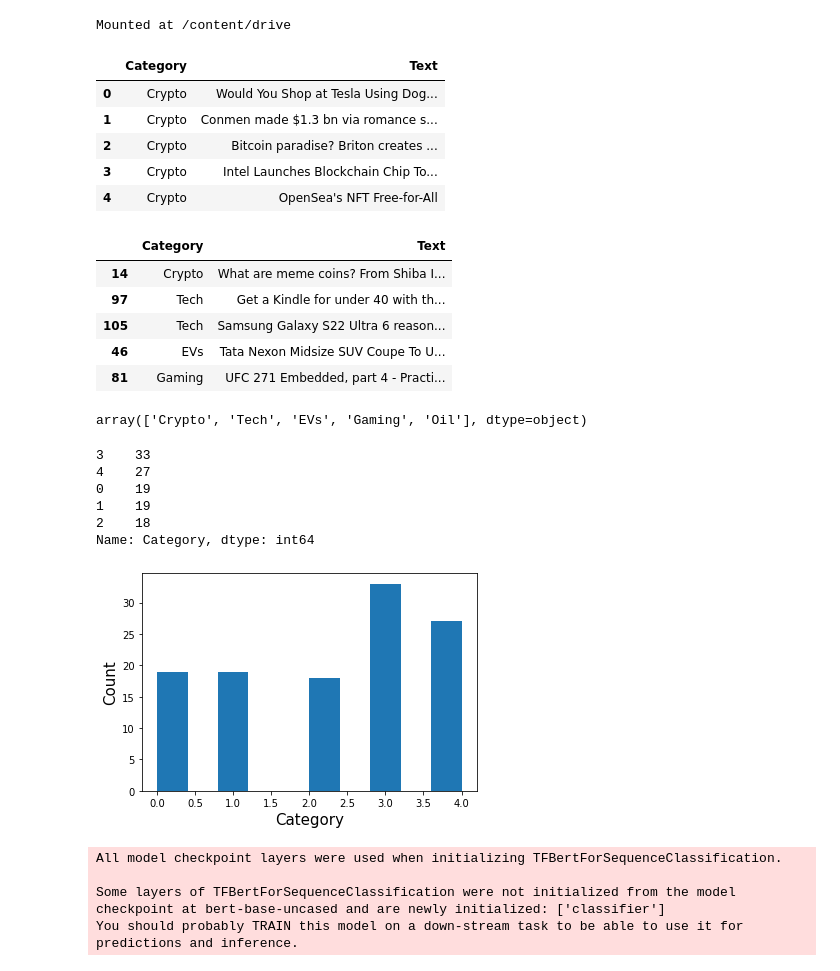
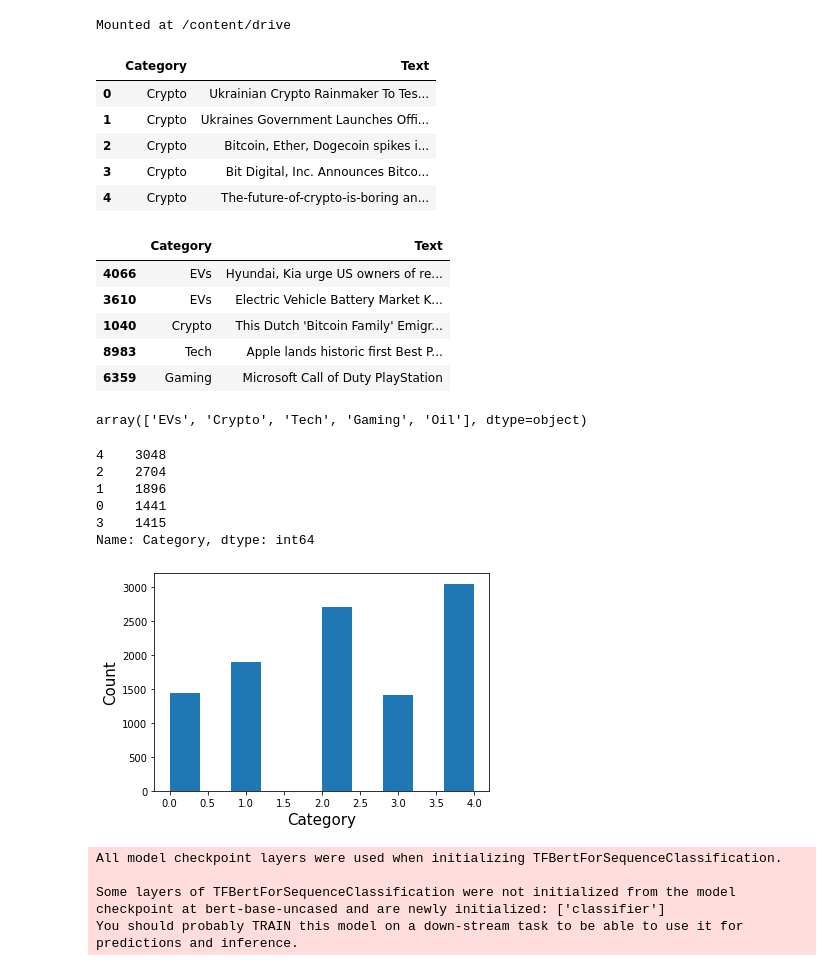
Before and after one commit to svishakan/Social-Media-Based-Stock-Market-Analysis, a Jupyter notebook: Models/News_Classifier_2.ipynb, the cells around one changed output. Cells and saved outputs as stored; diff of their text form; code cells hidden in the pictures.

```diff
--- a/Models/News_Classifier_2.ipynb
+++ b/Models/News_Classifier_2.ipynb
@@ -17,41 +35,41 @@ drive.mount('/content/drive')
 Mounted at /content/drive
 # %%
 #df = pd.read_csv("../Datasets/newsdata.csv", names = ["Category", "Text"])
-df = pd.read_csv("/content/drive/My Drive/FYP/newsdata.csv", names = ["Category", "Text"])
+df = pd.read_csv("/content/drive/My Drive/FYP/newsdata.csv", names = ["Category", "Text"], delimiter="\t")
 df.head()
 # %% [output]
 |  | Category | Text |
-| 0 | Crypto | Would You Shop at Tesla Using Dog... |
-| 1 | Crypto | Conmen made $1.3 bn via romance s... |
-| 2 | Crypto | Bitcoin paradise? Briton creates ... |
-| 3 | Crypto | Intel Launches Blockchain Chip To... |
-| 4 | Crypto | OpenSea's NFT Free-for-All |
+| 0 | Crypto | Ukrainian Crypto Rainmaker To Tes... |
+| 1 | Crypto | Ukraines Government Launches Offi... |
+| 2 | Crypto | Bitcoin, Ether, Dogecoin spikes i... |
+| 3 | Crypto | Bit Digital, Inc. Announces Bitco... |
+| 4 | Crypto | The-future-of-crypto-is-boring an... |
 # %%
 from sklearn.utils import shuffle
 df = shuffle(df)
 df.head()
 # %% [output]
 |  | Category | Text |
-| 14 | Crypto | What are meme coins? From Shiba I... |
-| 97 | Tech | Get a Kindle for under 40 with th... |
-| 105 | Tech | Samsung Galaxy S22 Ultra 6 reason... |
-| 46 | EVs | Tata Nexon Midsize SUV Coupe To U... |
-| 81 | Gaming | UFC 271 Embedded, part 4 - Practi... |
+| 4066 | EVs | Hyundai, Kia urge US owners of re... |
+| 3610 | EVs | Electric Vehicle Battery Market K... |
+| 1040 | Crypto | This Dutch 'Bitcoin Family' Emigr... |
+| 8983 | Tech | Apple lands historic first Best P... |
+| 6359 | Gaming | Microsoft Call of Duty PlayStation |
 # %%
 df.Category.unique()
 # %% [output]
-array(['Crypto', 'Tech', 'EVs', 'Gaming', 'Oil'], dtype=object)
+array(['EVs', 'Crypto', 'Tech', 'Gaming', 'Oil'], dtype=object)
 # %%
 df["Category"] = df["Category"].replace({'Crypto': 0, 'Oil': 1, 'EVs': 2, 'Tech': 3, 'Gaming': 4})
 
 #Category-wise data point counts
 df["Category"].value_counts()
 # %% [output]
-3    33
-4    27
-0    19
-1    19
-2    18
+4    3048
+2    2704
+1    1896
+0    1441
+3    1415
 Name: Category, dtype: int64
 # %%
 import matplotlib.pyplot as plt
@@ -63,7 +81,7 @@ ax.set_ylabel('Count', fontsize=15)
 df.Category.hist(ax=ax,grid=False, bins= 10)
 plt.show()
 # %% [output]
-[figure, old version]
+[figure, new version]
 # %%
 e_df = df
 # %%
```
Also changed, not shown: parts of 4 cells of this notebook.
